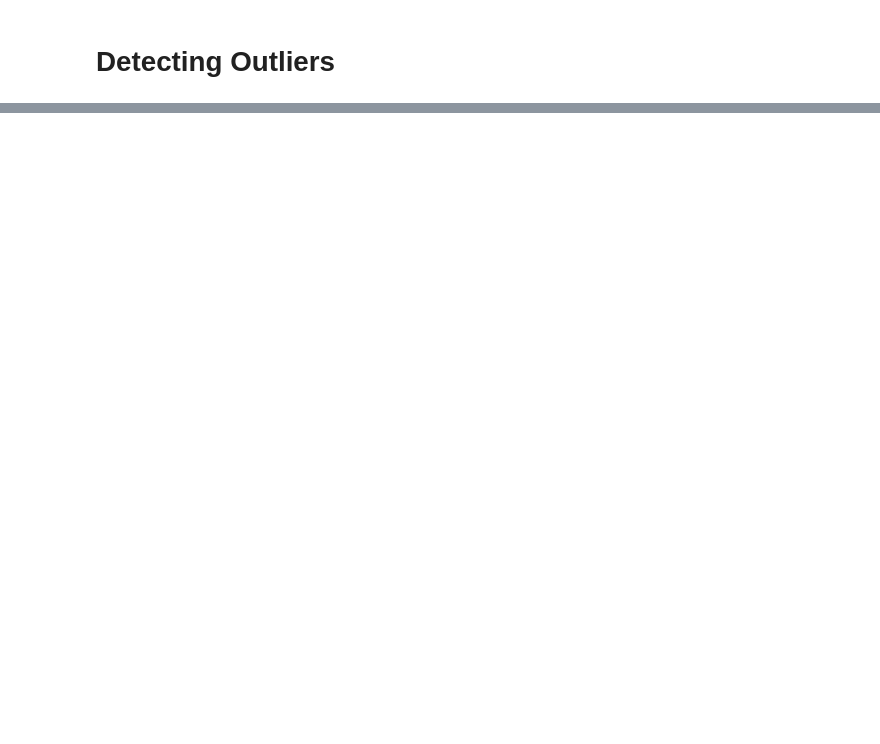
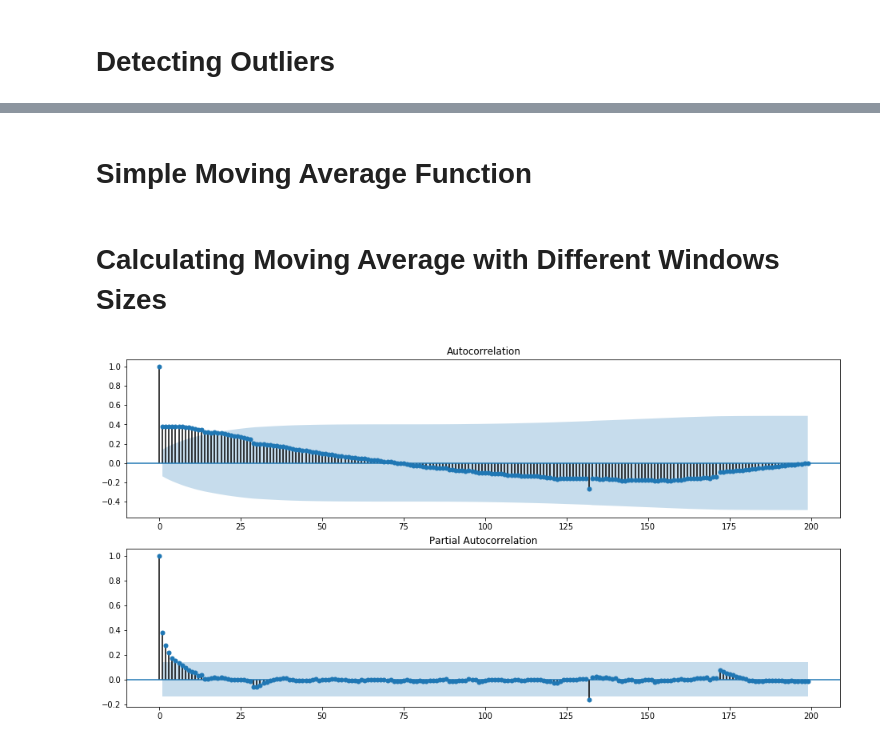
Before and after one commit to pournasserian/TimeSeries, a Jupyter notebook: Main/Untitled.ipynb, the cells around one changed output, grey strips where cells are left out. Saved outputs shown, nothing was run; the diff lists cells and outputs as text; code cells hidden in the pictures; blank space fills up the shorter version.

```diff
--- a/Main/Untitled.ipynb
+++ b/Main/Untitled.ipynb
@@ -102,0 +100,17 @@ plt.show()
+# %%
+min_o = df['value'].mean() - 2 * df['value'].std()
+max_o = df['value'].mean() + 2 * df['value'].std()
+df['outlier'] = df[(df['value'] <  min_o) | (df['value'] >  max_o)]['value']
+
+plt.figure(figsize=(16,8))
+plt.title('Values')
+
+plt.plot(df['value'], label='Values')
+
+plt.plot(df['outlier'], label='Outlier', marker='o', color='r')
+
+plt.legend(loc='upper left')
+plt.grid(True)
+plt.show()
+
+print(df[df['outlier'].notnull()])
@@ -102,0 +128,2 @@ plt.show()
+# %% [markdown]
+# Simple Moving Average Function
@@ -102,0 +142,2 @@ plt.show()
+# %% [markdown]
+# Calculating Moving Average with Different Windows Sizes
@@ -102,0 +153,16 @@ plt.show()
+# %%
+from pandas import Series
+from statsmodels.graphics.tsaplots import plot_acf
+from statsmodels.graphics.tsaplots import plot_pacf
+from matplotlib import pyplot
+
+plt.figure(figsize=(16,8))
+plt.title('ACF and PACF')
+
+pyplot.subplot(211)
+plot_acf(df[:200]['value'], ax = pyplot.gca())
+pyplot.subplot(212)
+plot_pacf(df[:200]['value'], ax = pyplot.gca())
+pyplot.show()
+# %% [output]
+[figure, added]
```
Also changed, not shown: parts of 19 cells of this notebook, 4 other files.
